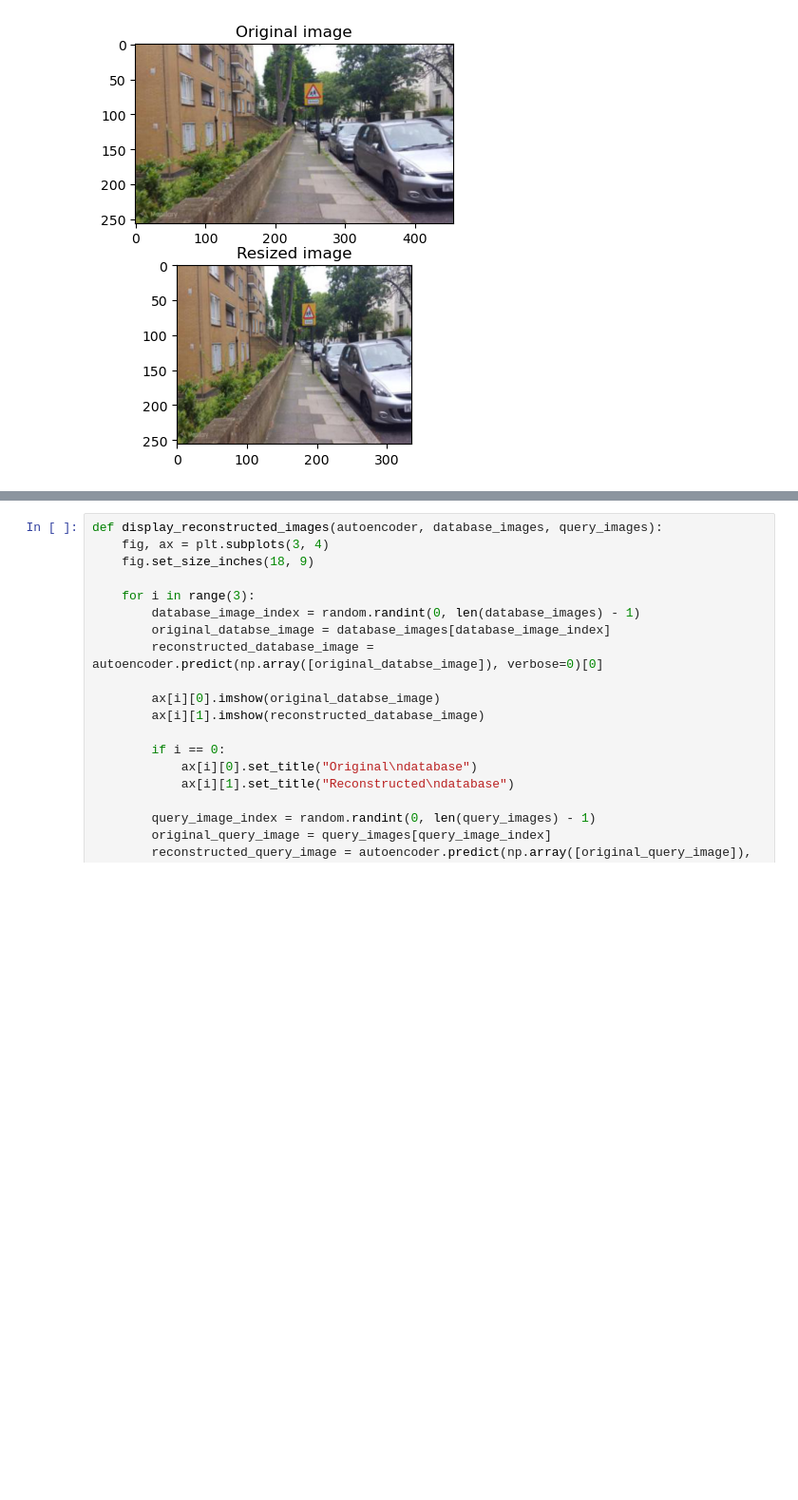
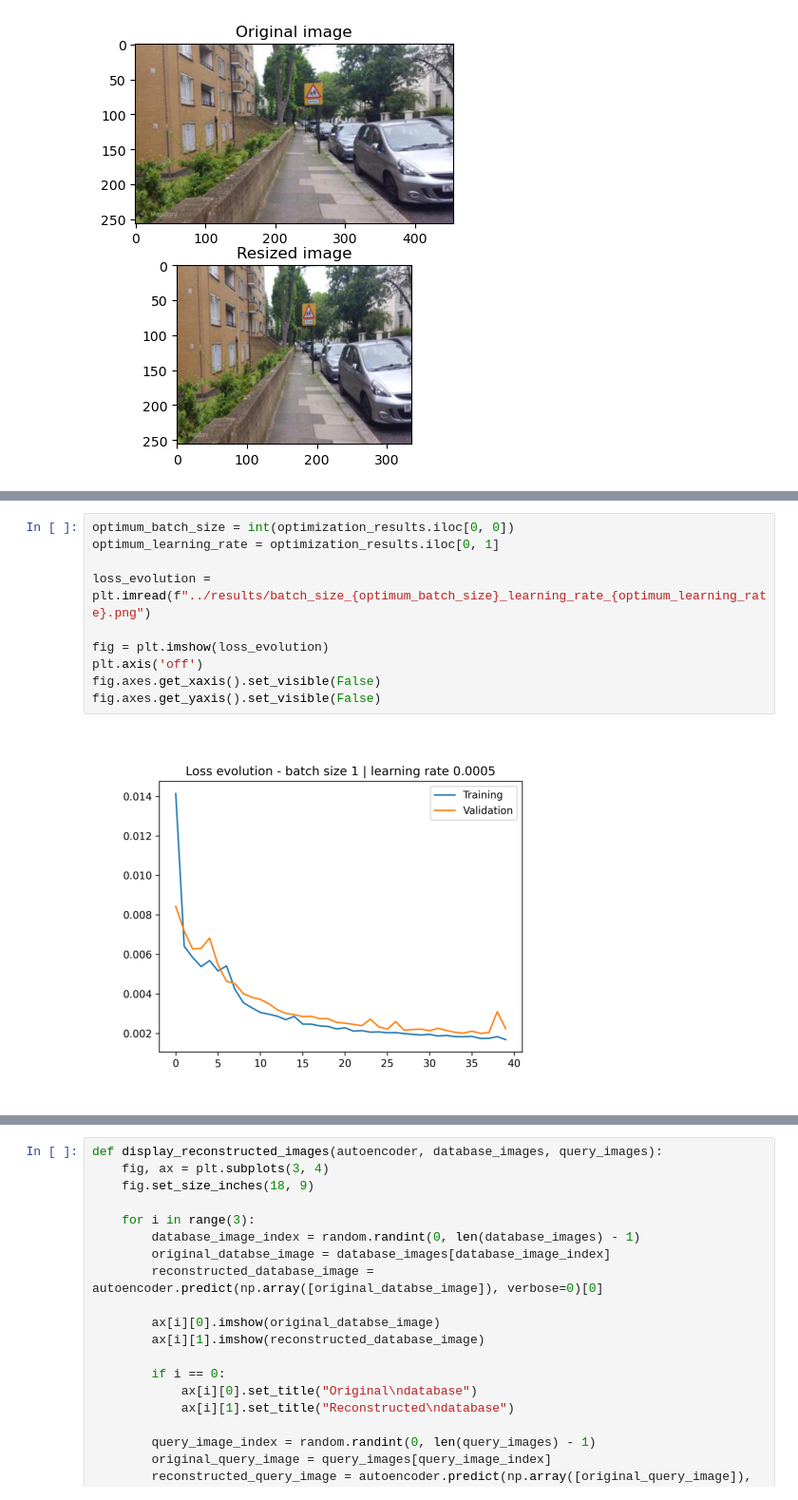
Before and after one commit to Bindila-Bogdan/Content-Based-Image-Retrieval, a Jupyter notebook: notebooks/convolutional_autoencoder.ipynb, the cells around one changed output, grey strips where cells are left out. Shown at 95% size. Saved outputs shown, nothing was run; the diff lists cells and outputs as text; blank space fills up the shorter version.

Commit message:
include part of model optimization

```diff
--- a/notebooks/convolutional_autoencoder.ipynb
+++ b/notebooks/convolutional_autoencoder.ipynb
@@ -171,0 +216,12 @@ _________________________________________________________________
+# %%
+optimum_batch_size = int(optimization_results.iloc[0, 0])
+optimum_learning_rate = optimization_results.iloc[0, 1]
+
+loss_evolution = plt.imread(f"../results/batch_size_{optimum_batch_size}_learning_rate_{optimum_learning_rate}.png")
+
+fig = plt.imshow(loss_evolution)
+plt.axis('off')
+fig.axes.get_xaxis().set_visible(False)
+fig.axes.get_yaxis().set_visible(False)
+# %% [output]
+[figure, added]
```
Also changed, not shown: parts of 16 cells of this notebook.
